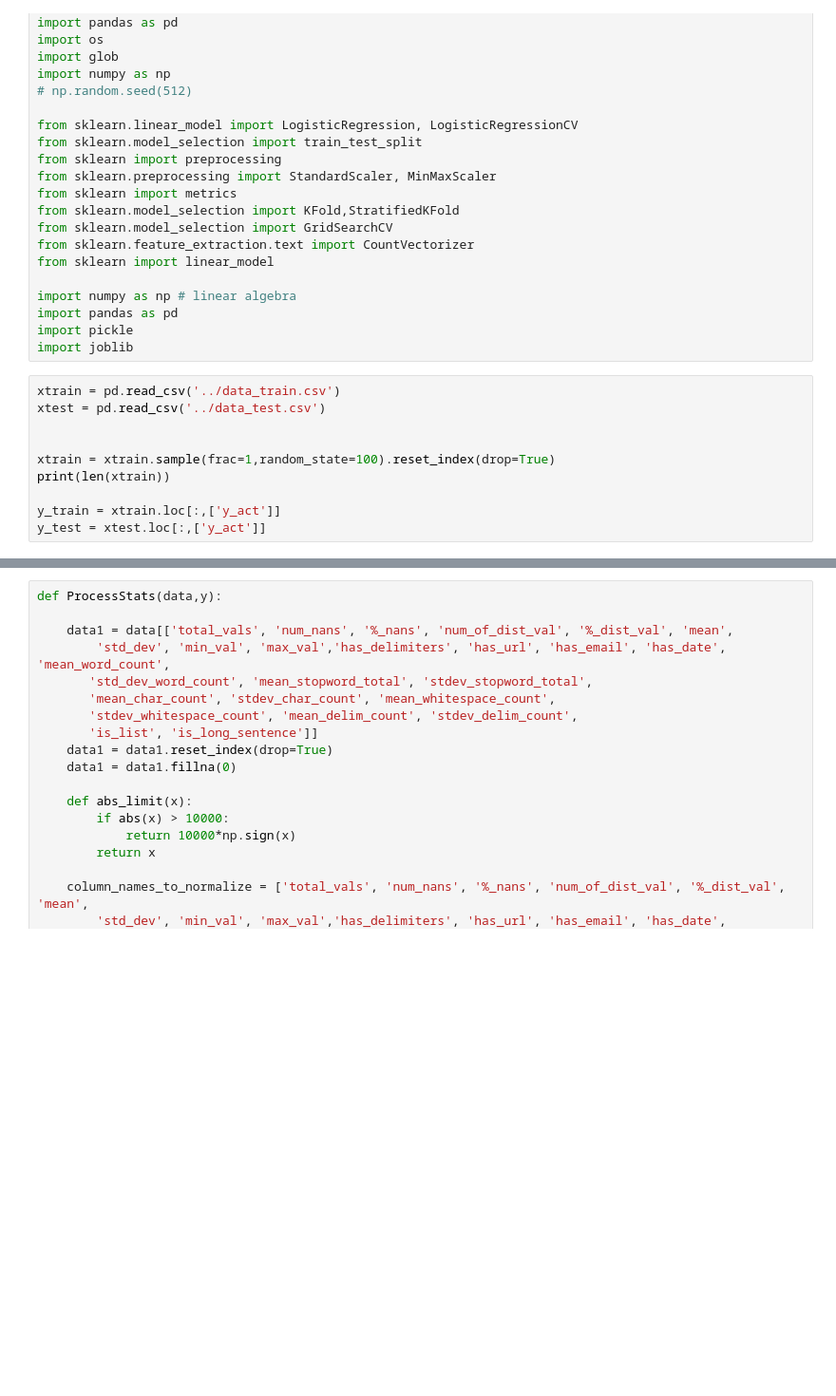
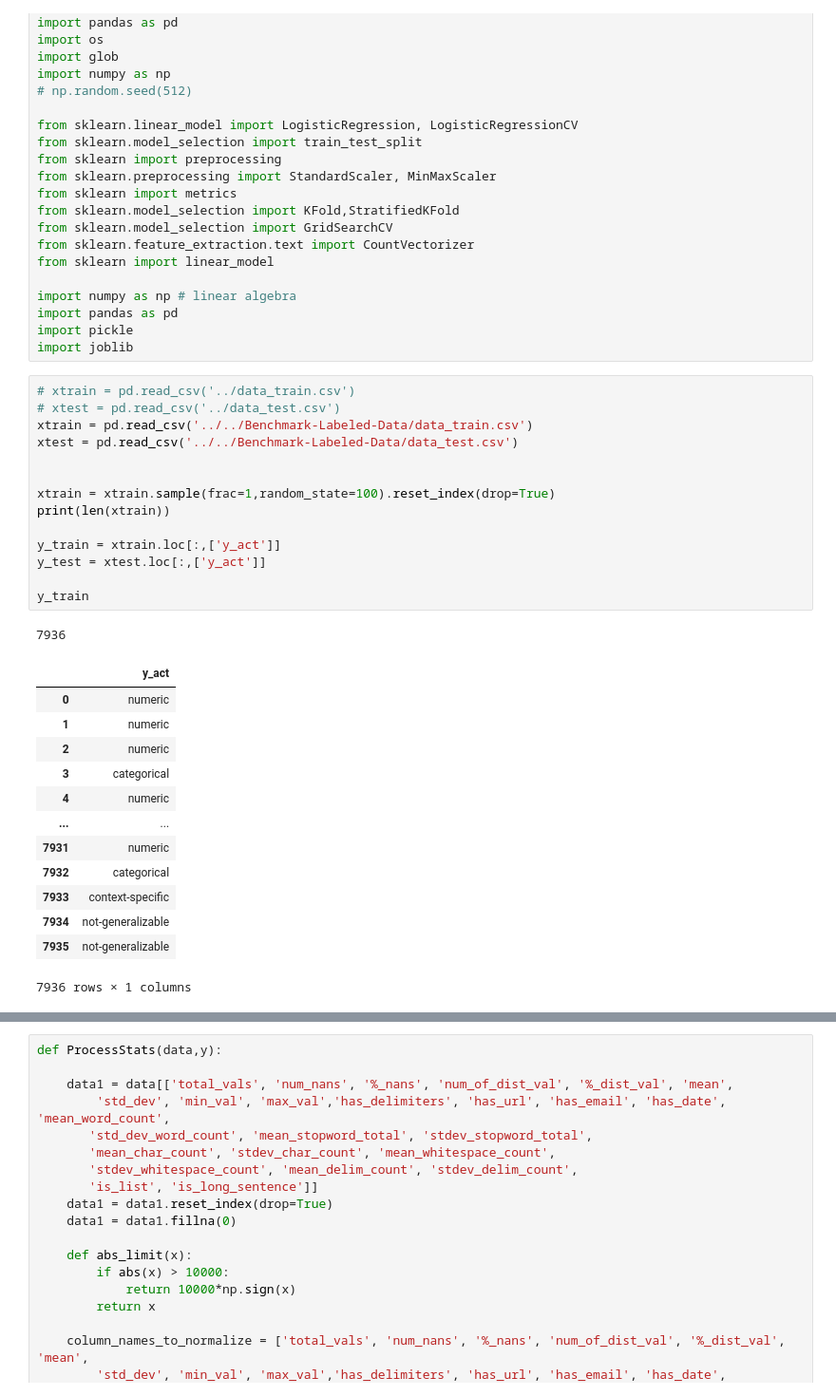
Before and after one commit to pvn25/ML-Data-Prep-Zoo, a Jupyter notebook: MLFeatureTypeInference/Source-Code/Models/Logistic_Regression.ipynb, the cells around one changed output, grey strips where cells are left out. Shown at 95% size. Drawn from its saved outputs; the diff is of its cells as text; blank space fills up the shorter version.

```diff
--- a/MLFeatureTypeInference/Source-Code/Models/Logistic_Regression.ipynb
+++ b/MLFeatureTypeInference/Source-Code/Models/Logistic_Regression.ipynb
@@ -53,12 +53,31 @@ import pandas as pd
 import pickle
 import joblib
 # %%
-xtrain = pd.read_csv('../data_train.csv')
-xtest = pd.read_csv('../data_test.csv')
+# xtrain = pd.read_csv('../data_train.csv')
+# xtest = pd.read_csv('../data_test.csv')
+xtrain = pd.read_csv('../../Benchmark-Labeled-Data/data_train.csv')
+xtest = pd.read_csv('../../Benchmark-Labeled-Data/data_test.csv')
 
 
 xtrain = xtrain.sample(frac=1,random_state=100).reset_index(drop=True)
 print(len(xtrain))
 
 y_train = xtrain.loc[:,['y_act']]
 y_test = xtest.loc[:,['y_act']]
+
+y_train
+# %% [output]
+7936
+|  | y_act |
+| 0 | numeric |
+| 1 | numeric |
+| 2 | numeric |
+| 3 | categorical |
+| 4 | numeric |
+| ... | ... |
+| 7931 | numeric |
+| 7932 | categorical |
+| 7933 | context-specific |
+| 7934 | not-generalizable |
+| 7935 | not-generalizable |
+7936 rows × 1 columns
```
Also changed, not shown: parts of 3 cells of this notebook, 6 other files.
